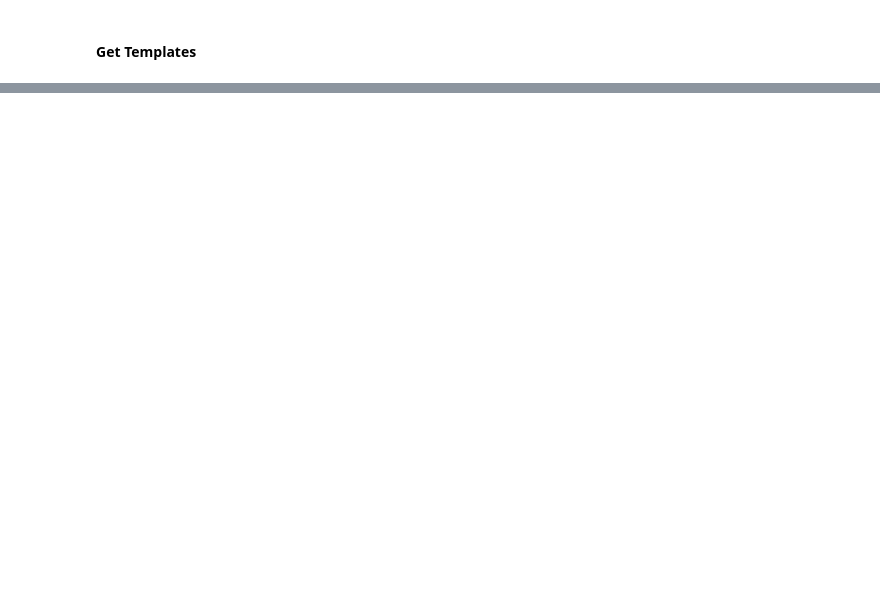
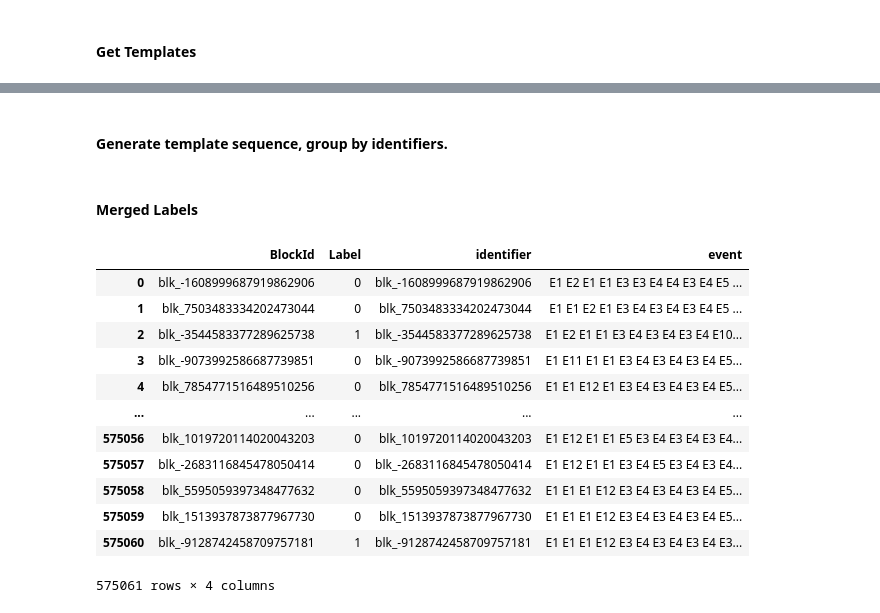
Before and after one commit to shuming1990/logparser, a Jupyter notebook: master_project/drain3.ipynb, the cells around one changed output, grey strips where cells are left out. Saved outputs shown, nothing was run; the diff lists cells and outputs as text; code cells hidden in the pictures; blank space fills up the shorter version.

```diff
--- a/master_project/drain3.ipynb
+++ b/master_project/drain3.ipynb
@@ -30,8 +28,11 @@ def mineModel(f, cfg):
     logging.basicConfig(stream=sys.stdout, level=logging.INFO, format='%(message)s')
 
     for line in lines:
+        s = line
         line = line.rstrip()
         line = line.partition(": ")[2]
+        line = line.replace('blk_','blk#')
+        if line == '' : continue
         result = template_miner.add_log_message(line)
         line_count += 1
         if line_count % batch_size == 0:
@@ -216,15 +253,20 @@ f = open("../DATA/HDFS.log")
 lines = f.readlines()
 
 for line in lines:
-   line = line.partition(': ')[2]
-   match = mine_template.match(line)
-   event.append('E'+ str(match.cluster_id))
-   templates.append(match.get_template())
-   ps = template_miner.extract_parameters(match.get_template(),line,False)
-   for p in ps:
-      if p.mask_name == 'BLOCKID':
-         identifier.append(p.value)
-         break
+   try:
+      line = line.partition(': ')[2]
+      line = line.replace('blk_','blk#')
+      match = mine_template.match(line)
+      event.append('E'+ str(match.cluster_id))
+      templates.append(match.get_template())
+      ps = mine_template.extract_parameters(match.get_template(),line,False)
+      for p in ps:
+         if p.mask_name == 'BLOCKID':
+            identifier.append(p.value)
+            break
+   except:
+      print(line)
 
-df = pd.DataFrame({'event': event,'template': templates,'identifier':identifier})
-df.to_csv('../data/hdfs_templates.csv')
+hdfs_templates = pd.DataFrame({'event': event,'template': templates,'identifier':identifier})
+hdfs_templates['identifier'] = hdfs_templates['identifier'].str.replace('blk#','blk_')
+hdfs_templates.to_csv('../data/hdfs_templates.csv', index=False)
@@ -261,0 +289,30 @@ blk -1608999687919862906
+# %% [markdown]
+#### Generate template sequence, group by identifiers.
+# %%
+hdfs_log_df = hdfs_templates.groupby('identifier')['event'].apply(lambda x:x.str.cat(sep=' ')).reset_index()
+# %% [markdown]
+#### Merged Labels
+# %%
+label_df = pd.read_csv('../data/anomaly_label.csv')
+hdfs_log_df = label_df.merge(hdfs_log_df, left_on='BlockId', right_on='identifier')
+for label in ["Normal","Anomaly"]:
+    if label == "Normal":
+        hdfs_log_df.iloc[hdfs_log_df[label==hdfs_log_df['Label']].index.tolist(),1] = 0
+    else:
+        hdfs_log_df.iloc[hdfs_log_df[label==hdfs_log_df['Label']].index.tolist(),1] = 1
+# %%
+hdfs_log_df
+# %% [output]
+|  | BlockId | Label | identifier | event |
+| 0 | blk_-1608999687919862906 | 0 | blk_-1608999687919862906 | E1 E2 E1 E1 E3 E3 E4 E4 E3 E4 E5 ... |
+| 1 | blk_7503483334202473044 | 0 | blk_7503483334202473044 | E1 E1 E2 E1 E3 E4 E3 E4 E3 E4 E5 ... |
+| 2 | blk_-3544583377289625738 | 1 | blk_-3544583377289625738 | E1 E2 E1 E1 E3 E4 E3 E4 E3 E4 E10... |
+| 3 | blk_-9073992586687739851 | 0 | blk_-9073992586687739851 | E1 E11 E1 E1 E3 E4 E3 E4 E3 E4 E5... |
+| 4 | blk_7854771516489510256 | 0 | blk_7854771516489510256 | E1 E1 E12 E1 E3 E4 E3 E4 E3 E4 E5... |
+| ... | ... | ... | ... | ... |
+| 575056 | blk_1019720114020043203 | 0 | blk_1019720114020043203 | E1 E12 E1 E1 E5 E3 E4 E3 E4 E3 E4... |
+| 575057 | blk_-2683116845478050414 | 0 | blk_-2683116845478050414 | E1 E12 E1 E1 E3 E4 E5 E3 E4 E3 E4... |
+| 575058 | blk_5595059397348477632 | 0 | blk_5595059397348477632 | E1 E1 E1 E12 E3 E4 E3 E4 E3 E4 E5... |
+| 575059 | blk_1513937873877967730 | 0 | blk_1513937873877967730 | E1 E1 E1 E12 E3 E4 E3 E4 E3 E4 E5... |
+| 575060 | blk_-9128742458709757181 | 1 | blk_-9128742458709757181 | E1 E1 E1 E12 E3 E4 E3 E4 E3 E4 E3... |
+575061 rows × 4 columns
```
Also changed, not shown: parts of 11 cells of this notebook, 2 other files.
